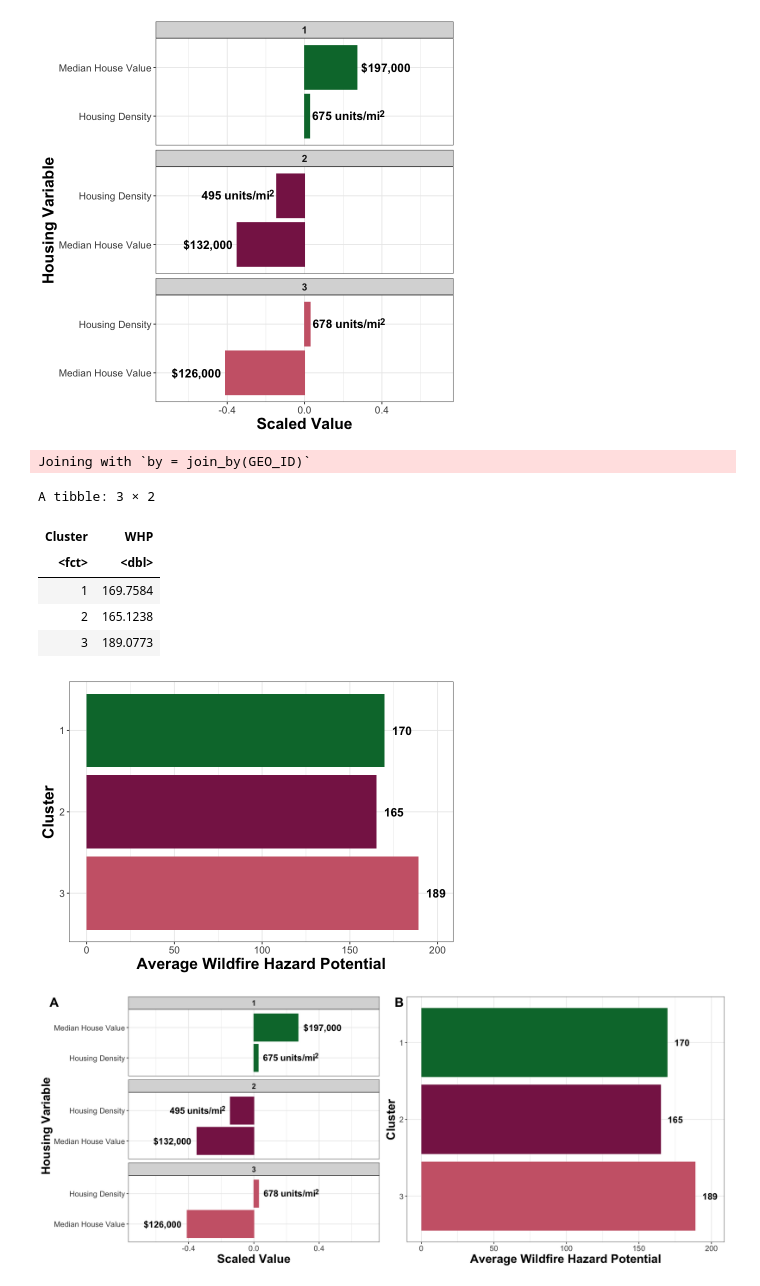
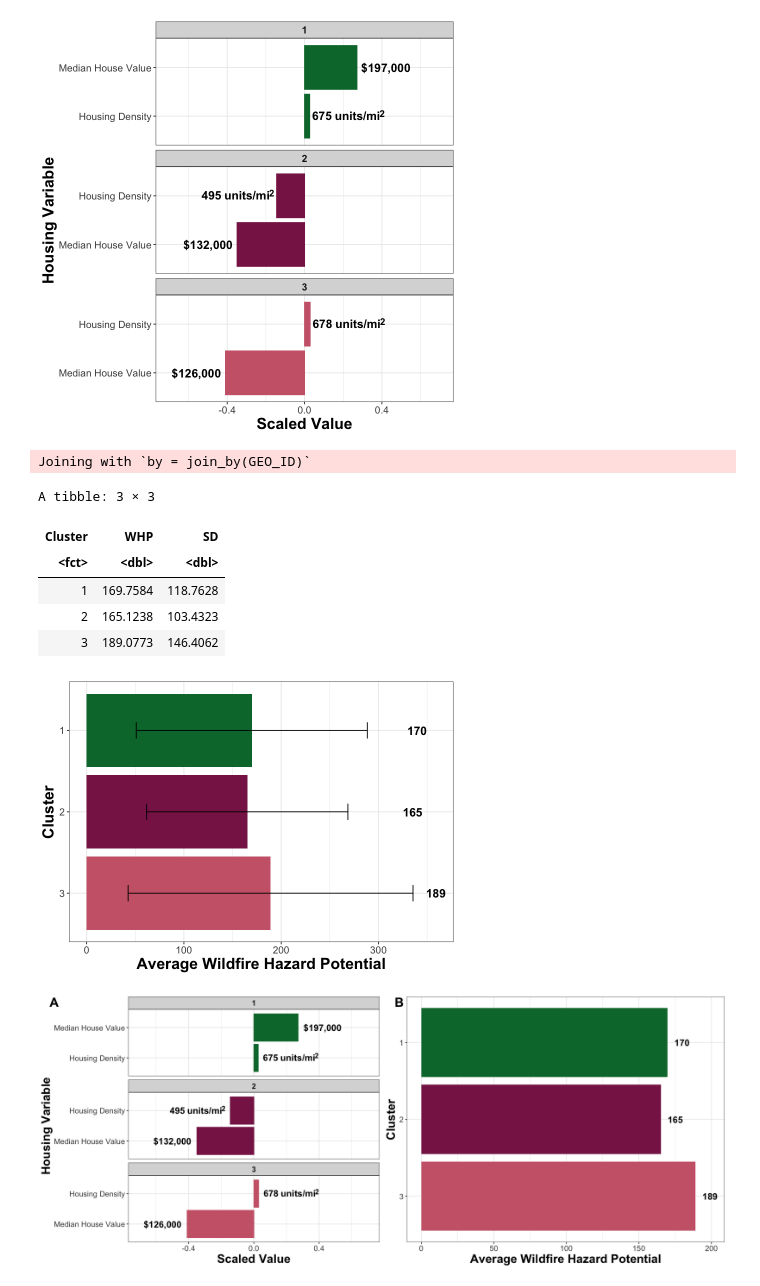
Before and after one commit to UNC-CEMALB/ENVIROSCAN, a Jupyter notebook: 4. Cluster Variable Averages/Cluster Variable Averages (Figure 4 & S1).ipynb, the cells around one changed output. Drawn from its saved outputs; the diff is of its cells as text; code cells hidden in the pictures.

```diff
--- a/4. Cluster Variable Averages/Cluster Variable Averages (Figure 4 & S1).ipynb
+++ b/4. Cluster Variable Averages/Cluster Variable Averages (Figure 4 & S1).ipynb
@@ -274,43 +277,44 @@ Figure5a
 # creating a whp and ej screen df for plotting
 avg_whp_ejscreen_clusters_df = unique(inner_join(whp_df, ejscreen_cluster_df[,c(1,7)])) %>%
     group_by(Cluster) %>%
-    summarize(WHP = mean(Wildfire_Hazard_Potential_Mean))
+    summarize(WHP = mean(Wildfire_Hazard_Potential_Mean), SD = sd(Wildfire_Hazard_Potential_Mean))
 
 avg_whp_ejscreen_clusters_df$Cluster = factor(avg_whp_ejscreen_clusters_df$Cluster, levels = c(3,2,1))
 avg_whp_ejscreen_clusters_df
 # %% [output]
 Joining with `by = join_by(GEO_ID)`
-A tibble: 3 × 2
+A tibble: 3 × 3
-| Cluster | WHP |
-| <fct> | <dbl> |
-| 1 | 169.7584 |
-| 2 | 165.1238 |
-| 3 | 189.0773 |
+| Cluster | WHP | SD |
+| <fct> | <dbl> | <dbl> |
+| 1 | 169.7584 | 118.7628 |
+| 2 | 165.1238 | 103.4323 |
+| 3 | 189.0773 | 146.4062 |
 # %%
 options(repr.plot.width = 7, repr.plot.height = 5) #changing size
 
 # getting color palette
 palette_colors = brewer.pal(7, "OrRd")
 
-Figure5b = ggplot(avg_whp_ejscreen_clusters_df) +
+Figure4b = ggplot(avg_whp_ejscreen_clusters_df) +
   geom_col(aes(x = WHP, y = Cluster, fill = Cluster)) +
+  geom_errorbar(aes(x = WHP, y = Cluster, xmin = WHP - SD, xmax = WHP + SD), width = .2) +
 
   # adding in original values for clarity
-  geom_text(aes(x = WHP + 10, label = round(WHP), y = Cluster, fontface = "bold"), size = 5) +
+  geom_text(aes(x = WHP + 170, label = round(WHP), y = Cluster, fontface = "bold"), size = 5) +
 
   theme_bw() + #changing theme
   theme(axis.text = element_text(size = 12), #changing size of x axis labels
         axis.title = element_text(face = "bold", size = rel(1.7)), #changes axis titles
         strip.text = element_text(size = 12, face = "bold"), #changing facet wrap text
         legend.position = "none") + #removing legend
 
   scale_color_manual(values = c(prism_colors[c(2,9)], "#027639")) +
   scale_fill_manual(values = c(prism_colors[c(2,9)], "#027639")) +
 
 labs(x = 'Average Wildfire Hazard Potential', y = "Cluster")
 
-Figure5b
+Figure4b
 # %% [output]
-[figure, old version]
+[figure, new version]
 # %%
 options(repr.plot.width = 15, repr.plot.height = 6) #changing size
```
Also changed, not shown: parts of 14 cells of this notebook.
